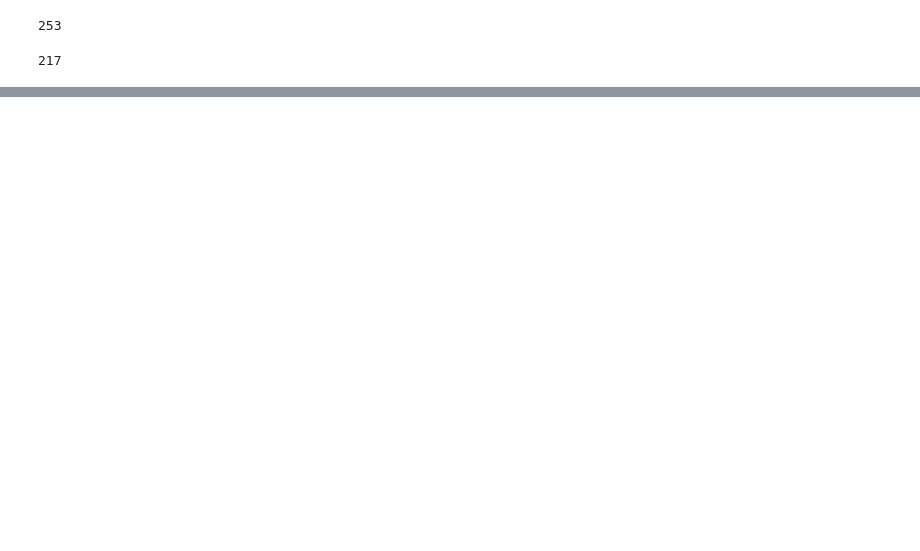
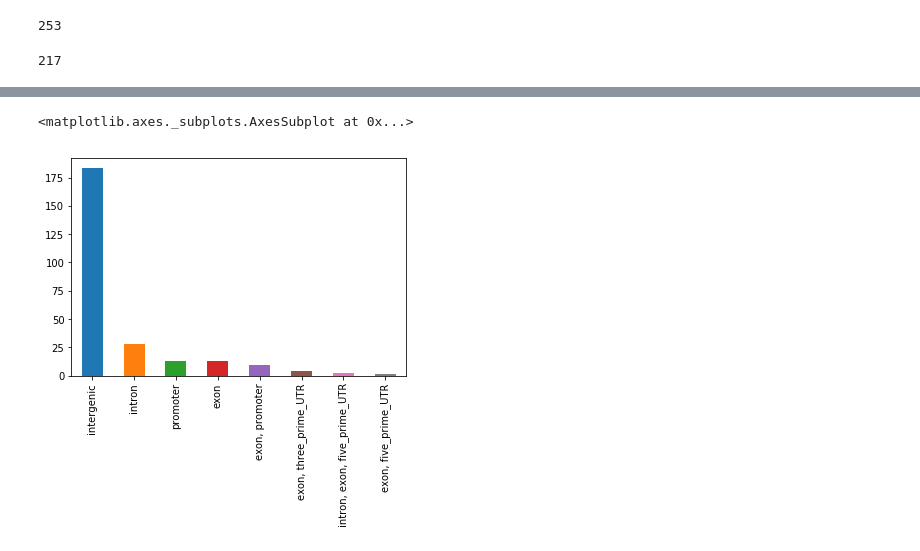
Before and after one commit to juancresc/mirna_mite, a Jupyter notebook: 2_analysis/all_ss.ipynb, the cells around one changed output, grey strips where cells are left out. Saved outputs shown, nothing was run; the diff lists cells and outputs as text; code cells hidden in the pictures; blank space fills up the shorter version.

```diff
--- a/2_analysis/all_ss.ipynb
+++ b/2_analysis/all_ss.ipynb
@@ -216,0 +332,2 @@ df_mirbase.head(2)
+# %%
+df_ann_total = pd.concat([df_ann, df_ann_promoters])
@@ -216,0 +344,4 @@ df_mirbase.head(2)
+# %%
+df_anns = {}
+for chromosome in df_ann_total.seqname.unique():
+    df_anns[chromosome] = df_ann_total[df_ann_total.seqname == chromosome]
@@ -216,0 +354,17 @@ df_mirbase.head(2)
+# %%
+df['annotation'] = 'intergenic'
+# %%
+for k,v in df.iterrows():
+    other = df_anns[v.seqname]
+    other = other[(other.end >= v.start) & (other.start <= v.end)]
+    if len(other.index) > 0:
+        features = set(other.feature.tolist())
+        str_features = ', '.join(features)
+        if df.loc[k, 'annotation'] == 'three_prime_UTR' or df.loc[k, 'annotation'] == 'five_prime_UTR':
+            continue
+        df.loc[k, 'annotation'] = str_features
+# %%
+df.annotation.value_counts().plot('bar')
+# %% [output]
+<matplotlib.axes._subplots.AxesSubplot at 0x...>
+[figure, added]
```
Also changed, not shown: parts of 50 cells of this notebook.
